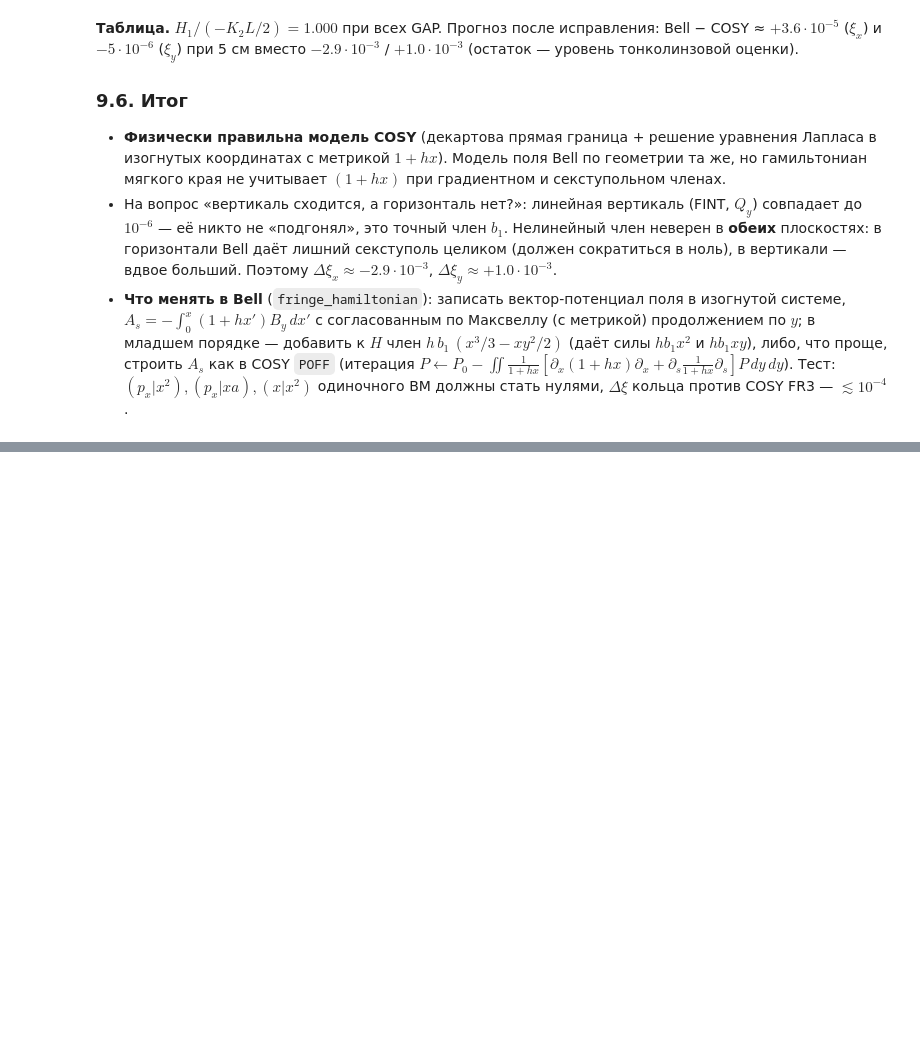
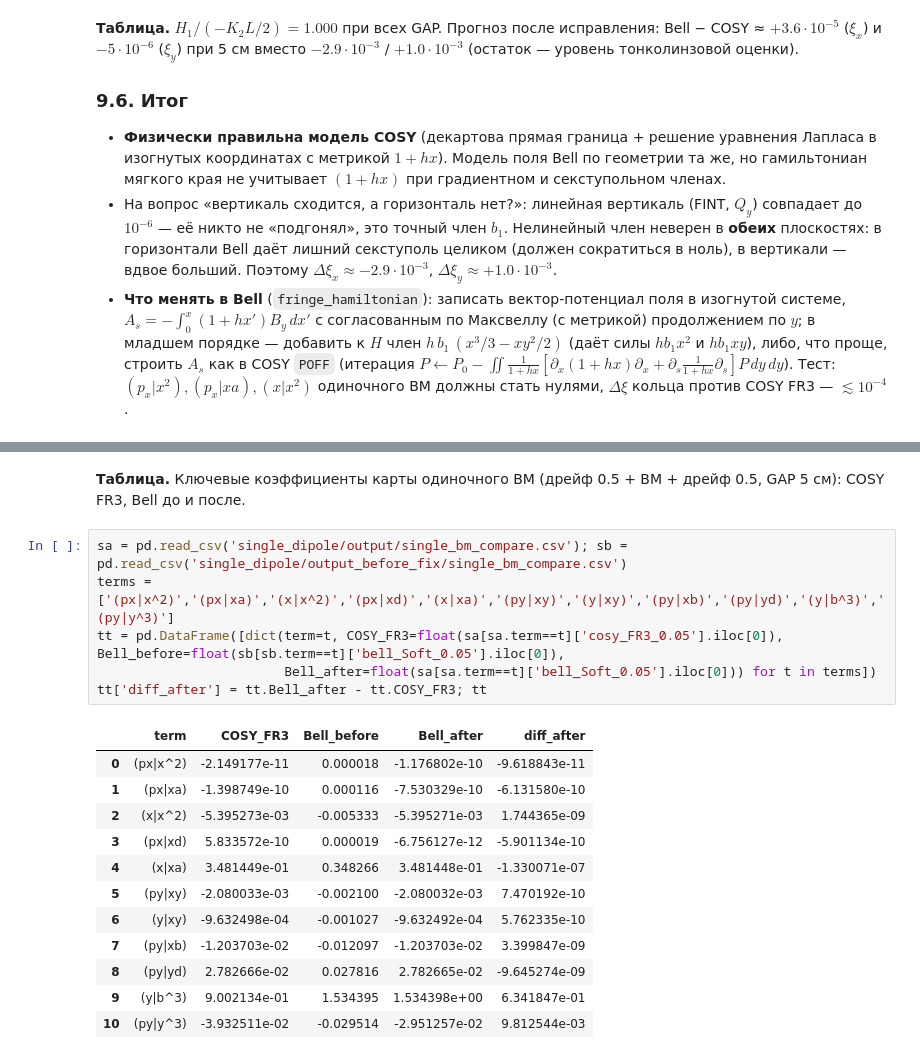
Before and after one commit to sergeybell/SCT_2, a Jupyter notebook: chromaticity/fringe_comparison/fringe_comparison.ipynb, the cells around one changed output, grey strips where cells are left out. Saved outputs shown, nothing was run; the diff lists cells and outputs as text; blank space fills up the shorter version.

```diff
--- a/chromaticity/fringe_comparison/fringe_comparison.ipynb
+++ b/chromaticity/fringe_comparison/fringe_comparison.ipynb
@@ -486,0 +534,21 @@ display(chk); pred[['gap','dxi_x_ring','dxi_y_ring','dxi_x_b2','dxi_y_b2','dxi_x
+# %% [markdown]
+**Таблица.** Ключевые коэффициенты карты одиночного BM (дрейф 0.5 + BM + дрейф 0.5, GAP 5 см): COSY FR3, Bell до и после.
+# %%
+sa = pd.read_csv('single_dipole/output/single_bm_compare.csv'); sb = pd.read_csv('single_dipole/output_before_fix/single_bm_compare.csv')
+terms = ['(px|x^2)','(px|xa)','(x|x^2)','(px|xd)','(x|xa)','(py|xy)','(y|xy)','(py|xb)','(py|yd)','(y|b^3)','(py|y^3)']
+tt = pd.DataFrame([dict(term=t, COSY_FR3=float(sa[sa.term==t]['cosy_FR3_0.05'].iloc[0]), Bell_before=float(sb[sb.term==t]['bell_Soft_0.05'].iloc[0]),
+                        Bell_after=float(sa[sa.term==t]['bell_Soft_0.05'].iloc[0])) for t in terms])
+tt['diff_after'] = tt.Bell_after - tt.COSY_FR3; tt
+# %% [output]
+|  | term | COSY_FR3 | Bell_before | Bell_after | diff_after |
+| 0 | (px|x^2) | -2.149177e-11 | 0.000018 | -1.176802e-10 | -9.618843e-11 |
+| 1 | (px|xa) | -1.398749e-10 | 0.000116 | -7.530329e-10 | -6.131580e-10 |
+| 2 | (x|x^2) | -5.395273e-03 | -0.005333 | -5.395271e-03 | 1.744365e-09 |
+| 3 | (px|xd) | 5.833572e-10 | 0.000019 | -6.756127e-12 | -5.901134e-10 |
+| 4 | (x|xa) | 3.481449e-01 | 0.348266 | 3.481448e-01 | -1.330071e-07 |
+| 5 | (py|xy) | -2.080033e-03 | -0.002100 | -2.080032e-03 | 7.470192e-10 |
+| 6 | (y|xy) | -9.632498e-04 | -0.001027 | -9.632492e-04 | 5.762335e-10 |
+| 7 | (py|xb) | -1.203703e-02 | -0.012097 | -1.203703e-02 | 3.399847e-09 |
+| 8 | (py|yd) | 2.782666e-02 | 0.027816 | 2.782665e-02 | -9.645274e-09 |
+| 9 | (y|b^3) | 9.002134e-01 | 1.534395 | 1.534398e+00 | 6.341847e-01 |
+| 10 | (py|y^3) | -3.932511e-02 | -0.029514 | -2.951257e-02 | 9.812544e-03 |
```
Also changed, not shown: parts of 19 cells of this notebook, 26 other files.
